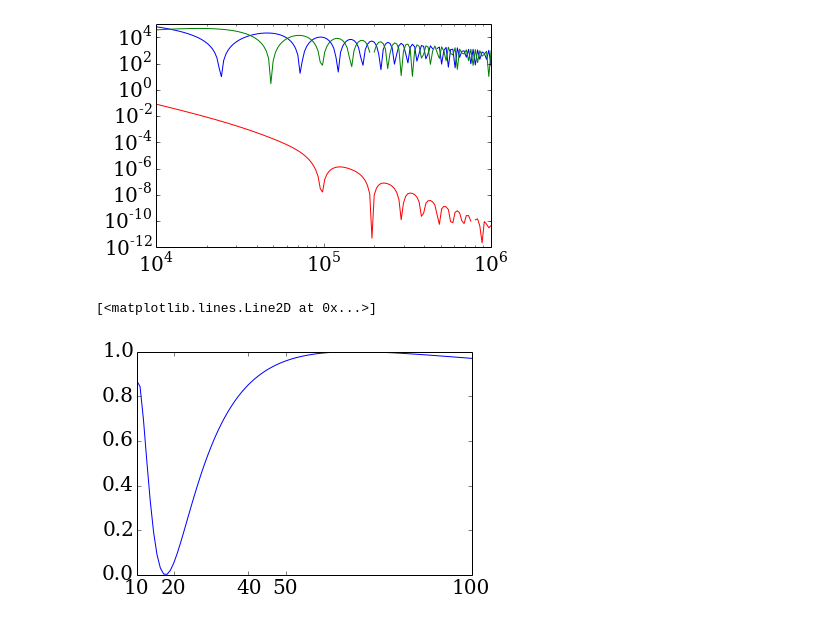
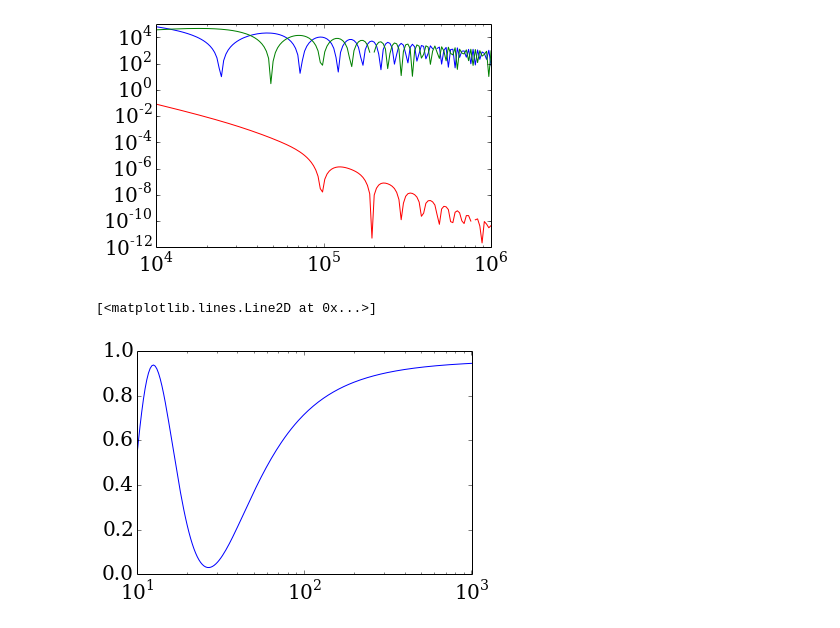
Before and after one commit to arguelles/nuSQuIDS, a Jupyter notebook: resources/python/example/nuSQUIDSpy-example.ipynb, the cells around one changed output. Cells and saved outputs as stored; diff of their text form; code cells hidden in the pictures.

```diff
--- a/resources/python/example/nuSQUIDSpy-example.ipynb
+++ b/resources/python/example/nuSQUIDSpy-example.ipynb
@@ -684,9 +684,9 @@ nu_mu = np.array([ nuSQ.EvalFlavorAtNode(1,ie,0) for ie in range(nuSQ.GetNumE())
 nu_tau = np.array([ nuSQ.EvalFlavorAtNode(2,ie,0) for ie in range(nuSQ.GetNumE())])
 # %%
 ax = plt.gca()
-ax.set_xticks(np.array([10,20,40,50,100]))
-ax.set_xlim(10,100)
-ax.plot(e_range,nu_mu)
+#ax.set_xticks(np.array([10,20,30,40,50,100]))
+#ax.set_xlim(10,100)
+ax.semilogx(e_range,nu_mu)
 # %% [output]
 [<matplotlib.lines.Line2D at 0x...>]
-[figure, old version]
+[figure, new version]
```
Also changed, not shown: parts of 1 cell of this notebook, 5 other files.
